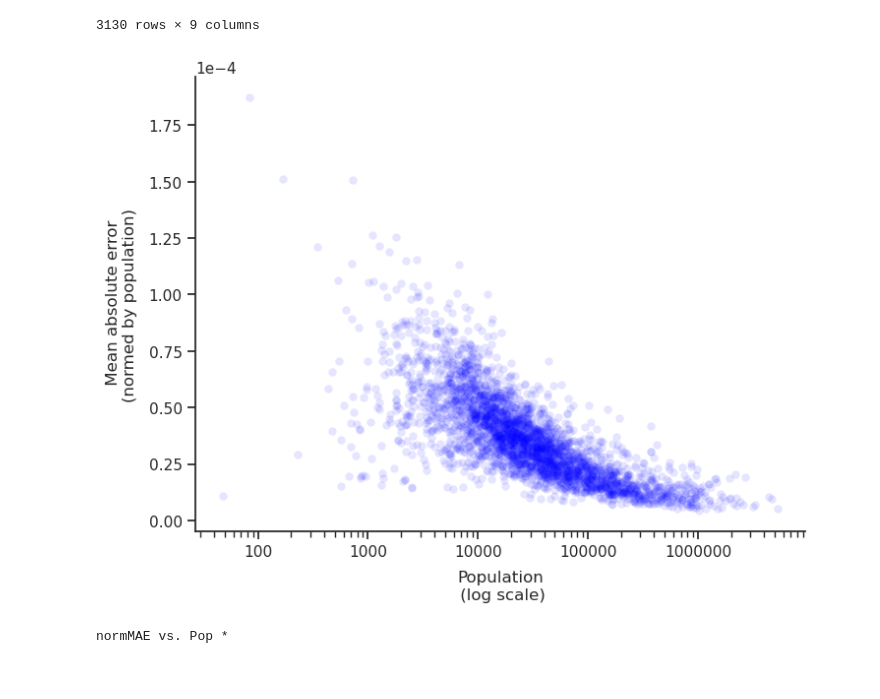
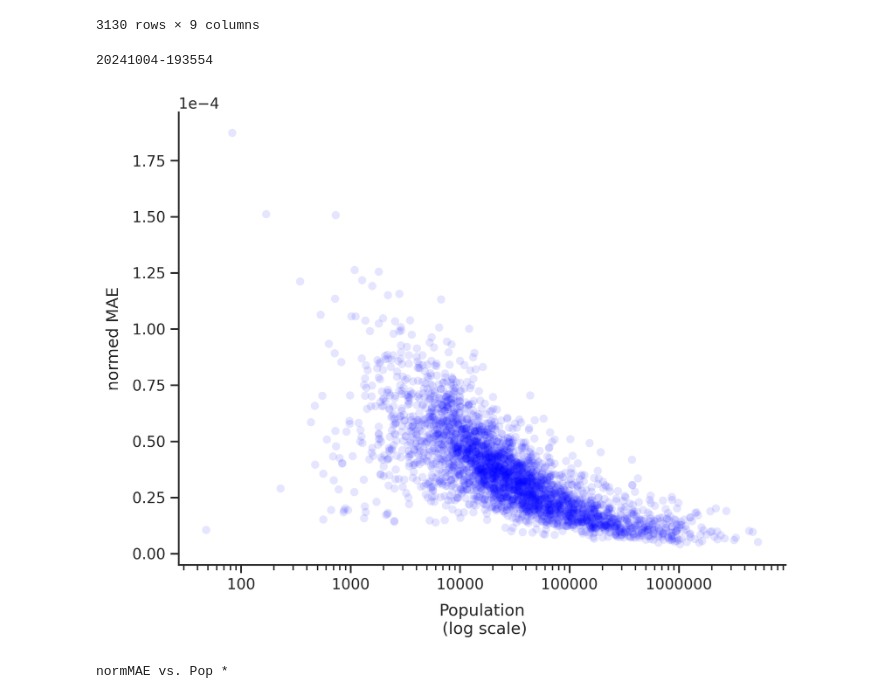
Before and after one commit to katfish666/EpSampling, a Jupyter notebook: notebooks/20241003e_fig_normmae_vs_pop.ipynb, the cells around one changed output. Drawn from its saved outputs; the diff is of its cells as text; code cells hidden in the pictures.

```diff
--- a/notebooks/20241003e_fig_normmae_vs_pop.ipynb
+++ b/notebooks/20241003e_fig_normmae_vs_pop.ipynb
@@ -82,6 +82,13 @@ display(df)
 | 306566 | 56043 | 7768 | 0.013471 | 0.472109 | 1.0 | 0.945976 | 0.972613 | 0.063673 | 0.000061 |
 | 306665 | 56045 | 6891 | 0.011950 | 0.281707 | 1.0 | 0.226073 | 0.475472 | 0.124865 | 0.000041 |
 3130 rows × 9 columns
+# %%
+## SAVE CSV!
+fpath = os.path.join(DATA_DIR,'processed','scratch',f'county_metrics_for_mae_fig_{DT}.csv')
+df.to_csv(fpath,index=False)
+print(DT)
+# %% [output]
+20241004-193554
 # %%
 # # # # # # # # # # # # # # # # # # # # # # # # #
 # PLOT normMAE vs. COUNTY POPULATION
@@ -93,36 +100,37 @@ sns.set(font_scale=1, style='ticks')
 
 from matplotlib import ticker as mtick
 
 metric = 'normMAE'
 
 FIGSIZE = (8,6)
 ALPHA = 0.1
 SIZES = 2
 LINEWIDTH = 0
-DPI = 100
+DPI = 300
 LABELPAD = 8
 
 plt.figure(figsize=FIGSIZE)
 ax = sns.scatterplot(data=df, x="Pop", y=metric, alpha=ALPHA,
                      sizes=SIZES, linewidth=LINEWIDTH, c='blue')
 
 plt.xlabel('Population\n (log scale)',labelpad=LABELPAD)
 # plt.ylabel('MAE (population normed)')
-plt.ylabel(' Mean absolute error\n(normed by population)', labelpad=LABELPAD)
+# plt.ylabel(' Mean absolute error\n(normed by population)', labelpad=LABELPAD)
+plt.ylabel('normed MAE', labelpad=LABELPAD)
 
 # plt.xt
 
 plt.xscale('log')
 xticks = mtick.FormatStrFormatter('%d')
 plt.gca().xaxis.set_major_formatter(xticks)
 
 ax.ticklabel_format(axis='y', style='sci', scilimits=(0,0))
 
 sns.despine()
 plt.gcf().set_dpi(DPI)
 plt.show()
 # %% [output]
-[figure, old version]
+[figure, new version]
 # %%
 LosAngeles, Dade, Maricopa, Philadelphia, Orange, Wake, Anchorage, Bar Harbor
 # %%
```
Also changed, not shown: 2 other files.
